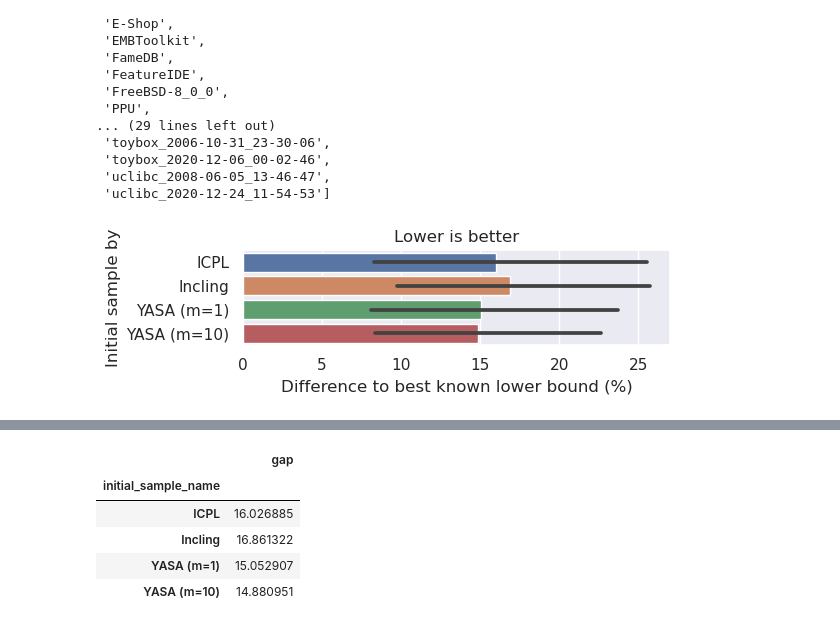
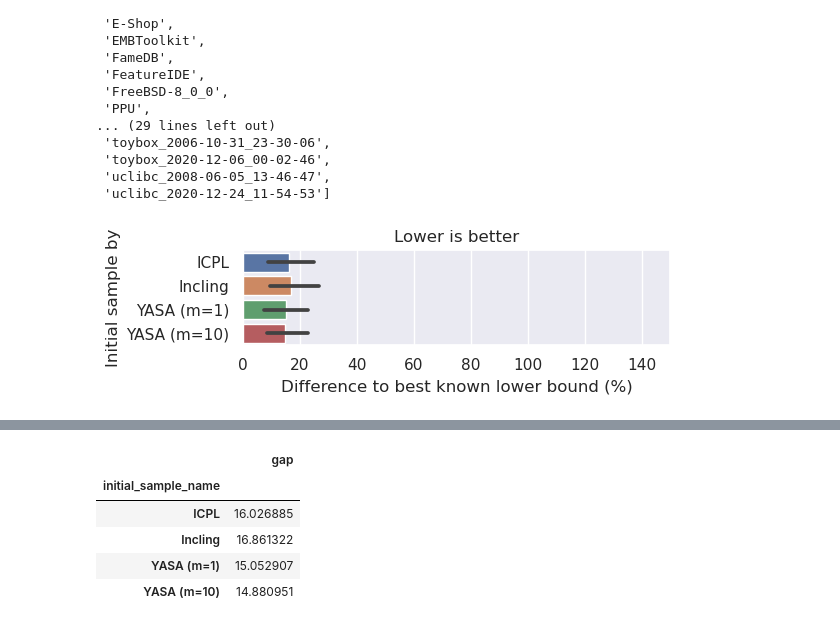
Before and after one commit to tubs-alg/SampLNS, a Jupyter notebook: evaluation/05_initial_sample_comparison/05_lower_bound_gap.ipynb, the cells around one changed output, grey strips where cells are left out. Cells and saved outputs as stored; diff of their text form; code cells hidden in the pictures.

```diff
--- a/evaluation/05_initial_sample_comparison/05_lower_bound_gap.ipynb
+++ b/evaluation/05_initial_sample_comparison/05_lower_bound_gap.ipynb
@@ -200,18 +200,19 @@ solved_by_all
 # %%
 import matplotlib.pyplot as plt
 import seaborn as sns
 from _conf import PLOT_WIDTH, PLOT_INITIAL_SAMPLE_COMPARISON
 sns.set_theme()
 f, ax = plt.subplots(figsize=(PLOT_WIDTH, 2))
 plt.title("Lower is better")
 sns.barplot(
     data=samplns_data[samplns_data["instance_name"].isin(solved_by_all)].groupby(["initial_sample_name", "instance_name"])[["gap"]].mean().reset_index(),
       y="initial_sample_name", x="gap", ax=ax
 )
 plt.xlabel("Difference to best known lower bound (%)")
 plt.ylabel("Initial sample by")
+plt.xlim(0, 150)
 plt.tight_layout()
 plt.savefig(PLOT_INITIAL_SAMPLE_COMPARISON)
 plt.show()
 # %% [output]
-[figure, old version]
+[figure, new version]
```
Also changed, not shown: parts of 1 cell of this notebook, 2 other files.
